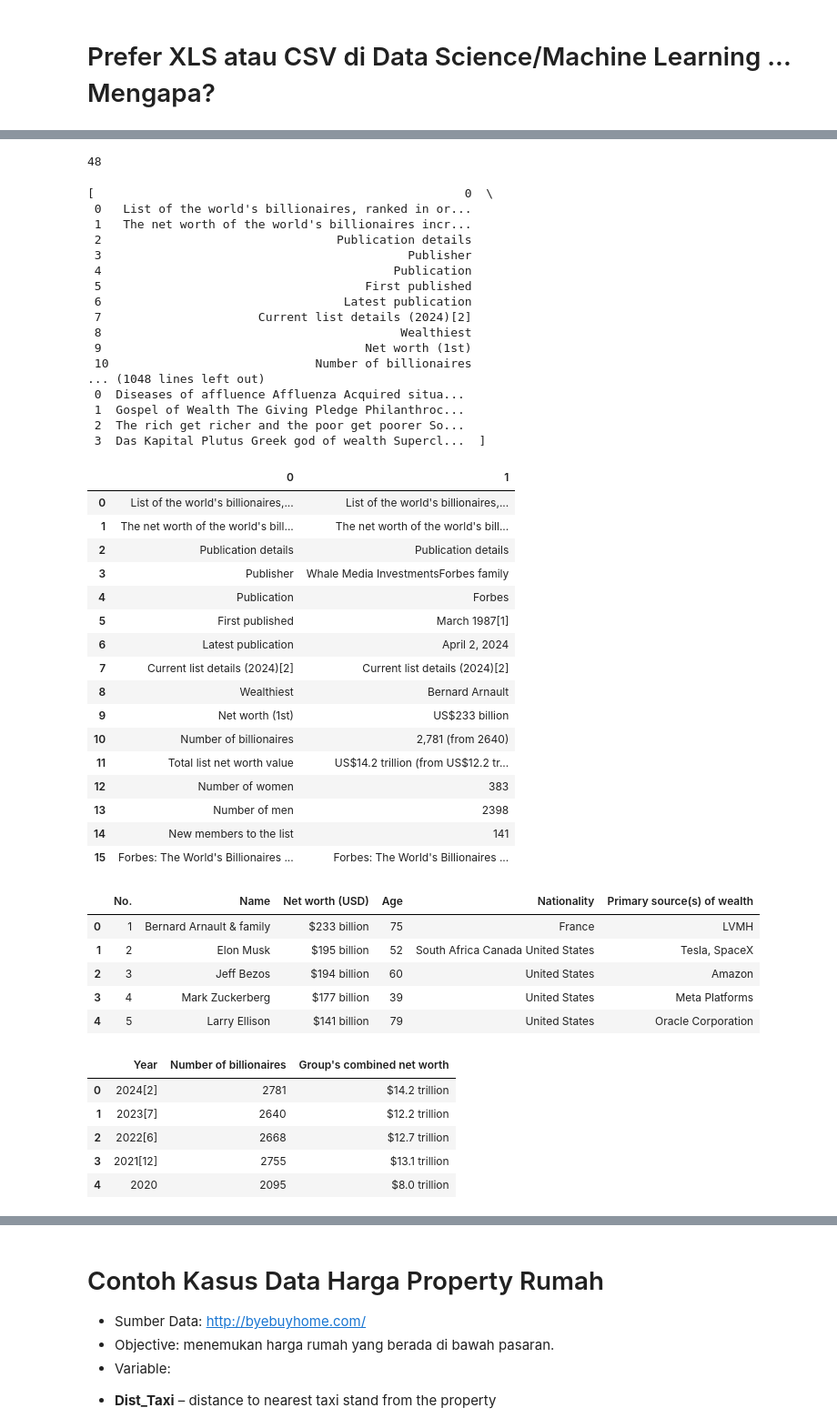
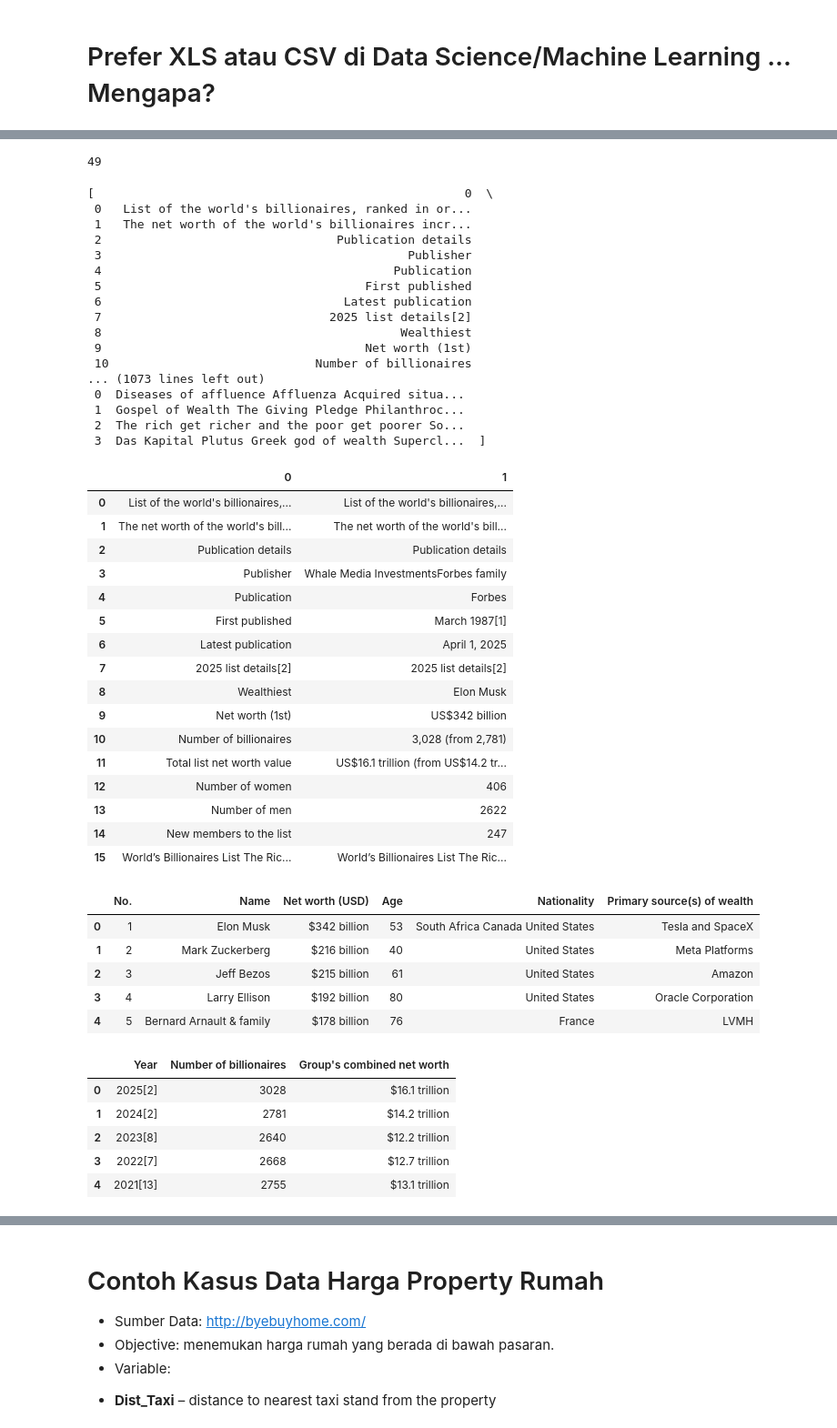
Before and after one commit to taudataanalytics/taudata-Academy, a Jupyter notebook: Data Mining 03 - Review EDA.ipynb, the cells around one changed output, grey strips where cells are left out. Shown at 91% size. Saved outputs shown, nothing was run; the diff lists cells and outputs as text; code cells hidden in the pictures.

```diff
--- a/Data Mining 03 - Review EDA.ipynb
+++ b/Data Mining 03 - Review EDA.ipynb
@@ -231,12 +231,20 @@ df.head()
 * https://panda.readthedocs.io/en/latest/api_tutorial.html
 * https://towardsdatascience.com/scraping-tabular-data-with-pandas-python-10cf2a133cbf
 # %%
+import requests
+
+header = {
+  "User-Agent": "Mozilla/5.0 (X11; Linux x86_64) AppleWebKit/537.36 (KHTML, like Gecko) Chrome/50.0.2661.75 Safari/537.36",
+  "X-Requested-With": "XMLHttpRequest"
+}
 url = 'https://en.wikipedia.org/wiki/The_World%27s_Billionaires'
-df_list = pd.read_html(url) # Hati-hati ini List!
+r = requests.get(url, headers=header)
+
+df_list = pd.read_html(r.text) # Hati-hati ini List!
 print(len(df_list))
 df_list
 # %% [output]
-48
+49
 [                                                    0  \
  0   List of the world's billionaires, ranked in or...
  1   The net worth of the world's billionaires incr...
@@ -245,11 +253,11 @@ df_list
  4                                         Publication
  5                                     First published
  6                                  Latest publication
- 7                      Current list details (2024)[2]
+ 7                                2025 list details[2]
  8                                          Wealthiest
  9                                     Net worth (1st)
  10                             Number of billionaires
-... (1048 lines left out)
+... (1073 lines left out)
  0  Diseases of affluence Affluenza Acquired situa...
  1  Gospel of Wealth The Giving Pledge Philanthroc...
  2  The rich get richer and the poor get poorer So...
@@ -264,36 +272,36 @@ df_list[0]
 | 3 | Publisher | Whale Media InvestmentsForbes family |
 | 4 | Publication | Forbes |
 | 5 | First published | March 1987[1] |
-| 6 | Latest publication | April 2, 2024 |
-| 7 | Current list details (2024)[2] | Current list details (2024)[2] |
-| 8 | Wealthiest | Bernard Arnault |
-| 9 | Net worth (1st) | US$233 billion |
-| 10 | Number of billionaires | 2,781 (from 2640) |
-| 11 | Total list net worth value | US$14.2 trillion (from US$12.2 tr... |
-| 12 | Number of women | 383 |
-| 13 | Number of men | 2398 |
-| 14 | New members to the list | 141 |
-| 15 | Forbes: The World's Billionaires ... | Forbes: The World's Billionaires ... |
+| 6 | Latest publication | April 1, 2025 |
+| 7 | 2025 list details[2] | 2025 list details[2] |
+| 8 | Wealthiest | Elon Musk |
+| 9 | Net worth (1st) | US$342 billion |
+| 10 | Number of billionaires | 3,028 (from 2,781) |
+| 11 | Total list net worth value | US$16.1 trillion (from US$14.2 tr... |
+| 12 | Number of women | 406 |
+| 13 | Number of men | 2622 |
+| 14 | New members to the list | 247 |
+| 15 | World’s Billionaires List The Ric... | World’s Billionaires List The Ric... |
 # %%
 df = df_list[2]
 df.head()
 # %% [output]
 |  | No. | Name | Net worth (USD) | Age | Nationality | Primary source(s) of wealth |
-| 0 | 1 | Bernard Arnault & family | $233 billion | 75 | France | LVMH |
-| 1 | 2 | Elon Musk | $195 billion | 52 | South Africa Canada United States | Tesla, SpaceX |
-| 2 | 3 | Jeff Bezos | $194 billion | 60 | United States | Amazon |
-| 3 | 4 | Mark Zuckerberg | $177 billion | 39 | United States | Meta Platforms |
-| 4 | 5 | Larry Ellison | $141 billion | 79 | United States | Oracle Corporation |
+| 0 | 1 | Elon Musk | $342 billion | 53 | South Africa Canada United States | Tesla and SpaceX |
+| 1 | 2 | Mark Zuckerberg | $216 billion | 40 | United States | Meta Platforms |
+| 2 | 3 | Jeff Bezos | $215 billion | 61 | United States | Amazon |
+| 3 | 4 | Larry Ellison | $192 billion | 80 | United States | Oracle Corporation |
+| 4 | 5 | Bernard Arnault & family | $178 billion | 76 | France | LVMH |
 # %%
 # Memilih Tabel tertentu
-pd.read_html(url, match='Number and combined net worth of billionaires by year')[0].head()
+pd.read_html(r.text, match='Number and combined net worth of billionaires by year')[0].head()
 # %% [output]
 |  | Year | Number of billionaires | Group's combined net worth |
-| 0 | 2024[2] | 2781 | $14.2 trillion |
-| 1 | 2023[7] | 2640 | $12.2 trillion |
-| 2 | 2022[6] | 2668 | $12.7 trillion |
-| 3 | 2021[12] | 2755 | $13.1 trillion |
-| 4 | 2020 | 2095 | $8.0 trillion |
+| 0 | 2025[2] | 3028 | $16.1 trillion |
+| 1 | 2024[2] | 2781 | $14.2 trillion |
+| 2 | 2023[8] | 2640 | $12.2 trillion |
+| 3 | 2022[7] | 2668 | $12.7 trillion |
+| 4 | 2021[13] | 2755 | $13.1 trillion |
 # %% [markdown]
 # Contoh Studi Kasus
 
```
Also changed, not shown: parts of 9 cells of this notebook, 2 other files.
